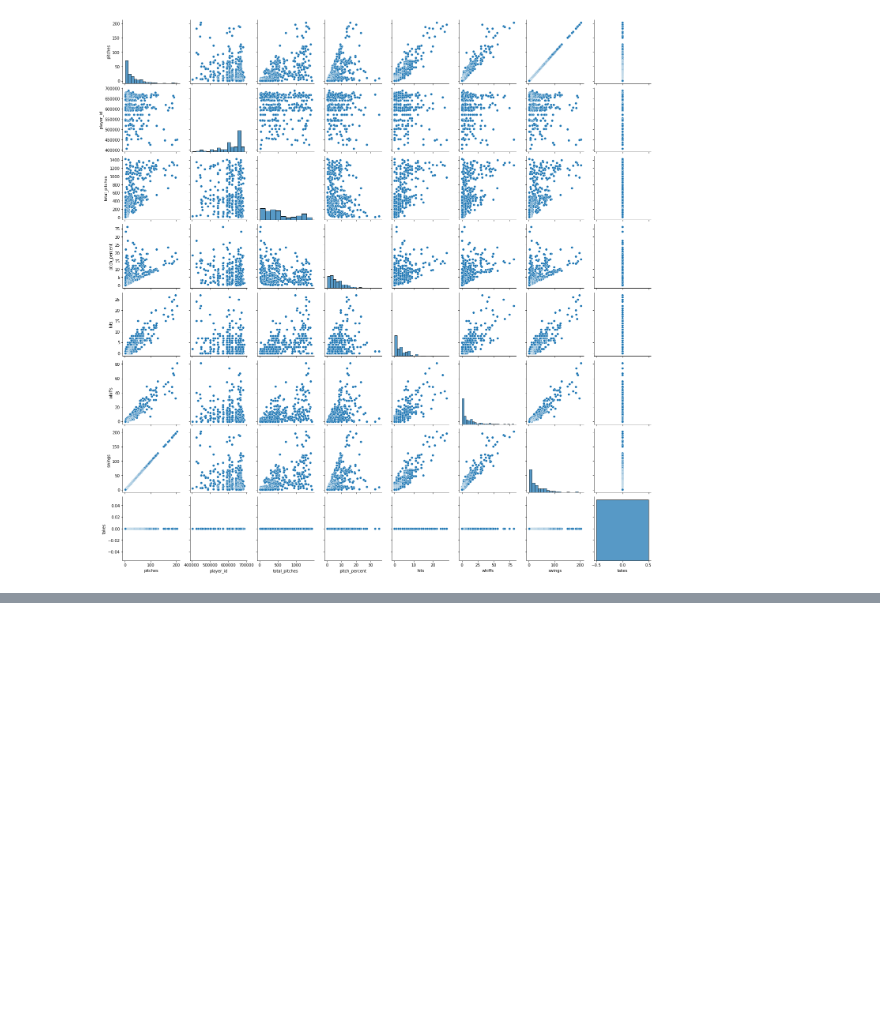
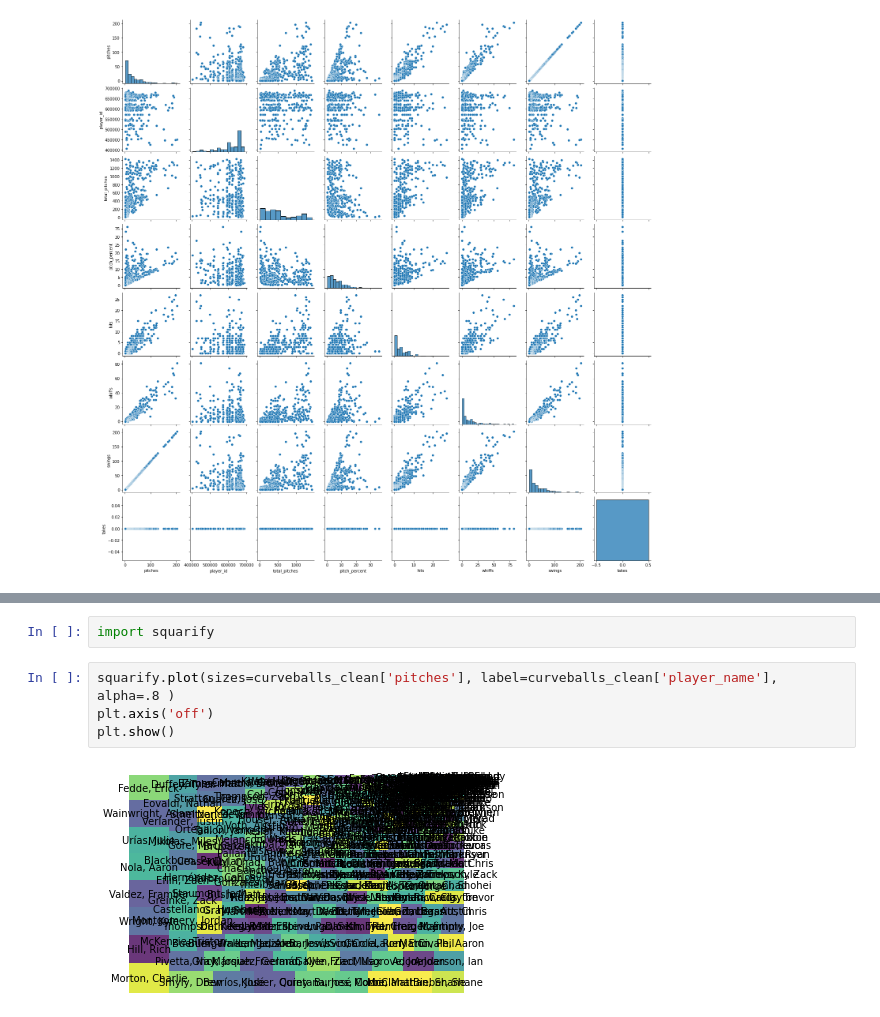
Before and after one commit to Katherine89Lee/Curveball-Data, a Jupyter notebook: Curveballs.ipynb, the cells around one changed output, grey strips where cells are left out. Cells and saved outputs as stored; diff of their text form; blank space fills up the shorter version.

```diff
--- a/Curveballs.ipynb
+++ b/Curveballs.ipynb
@@ -60,0 +80,8 @@ sns.pairplot(curveballs_clean)
+# %%
+import squarify
+# %%
+squarify.plot(sizes=curveballs_clean['pitches'], label=curveballs_clean['player_name'], alpha=.8 )
+plt.axis('off')
+plt.show()
+# %% [output]
+[figure, added]
```
Also changed, not shown: parts of 6 cells of this notebook.
